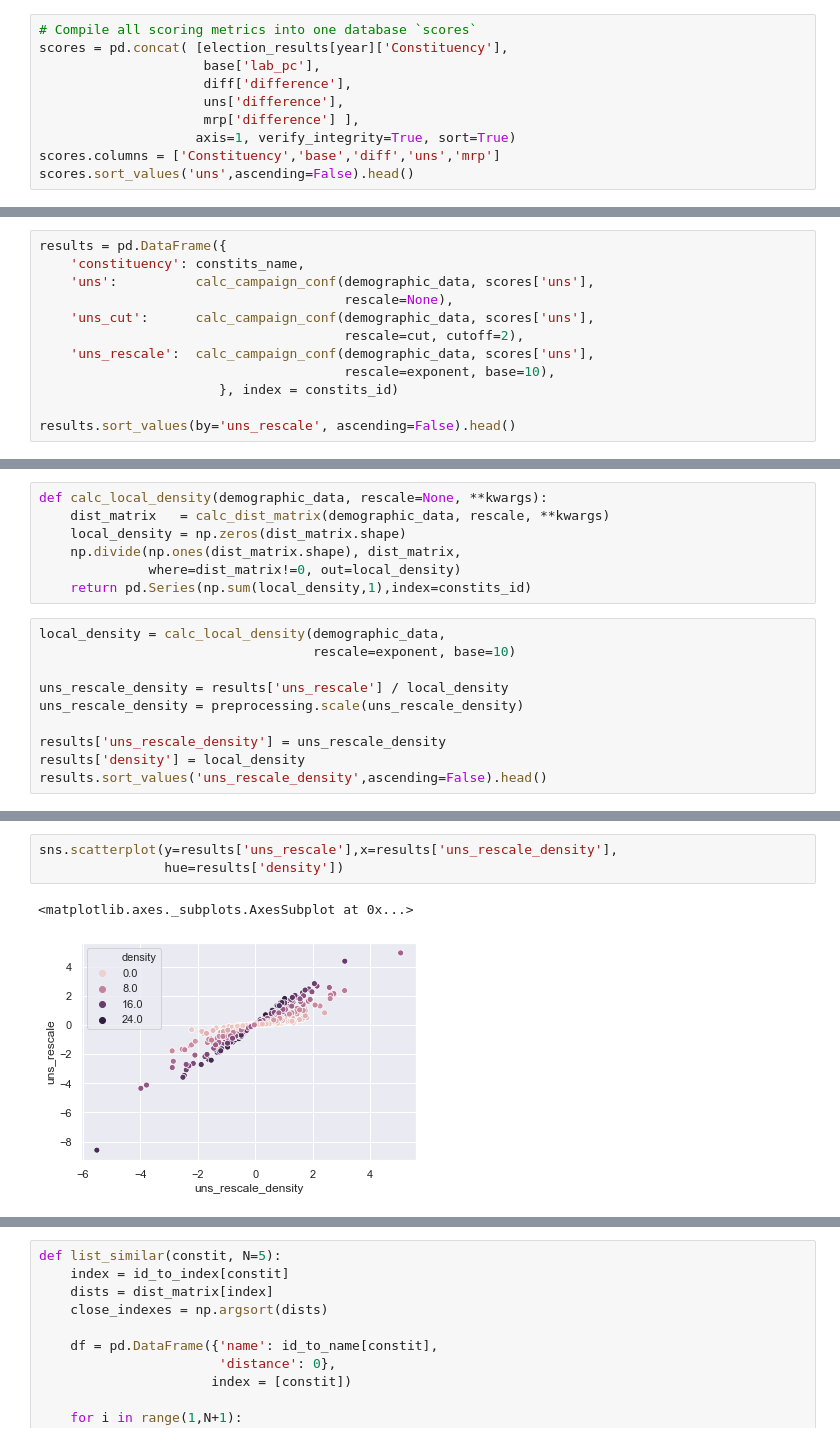
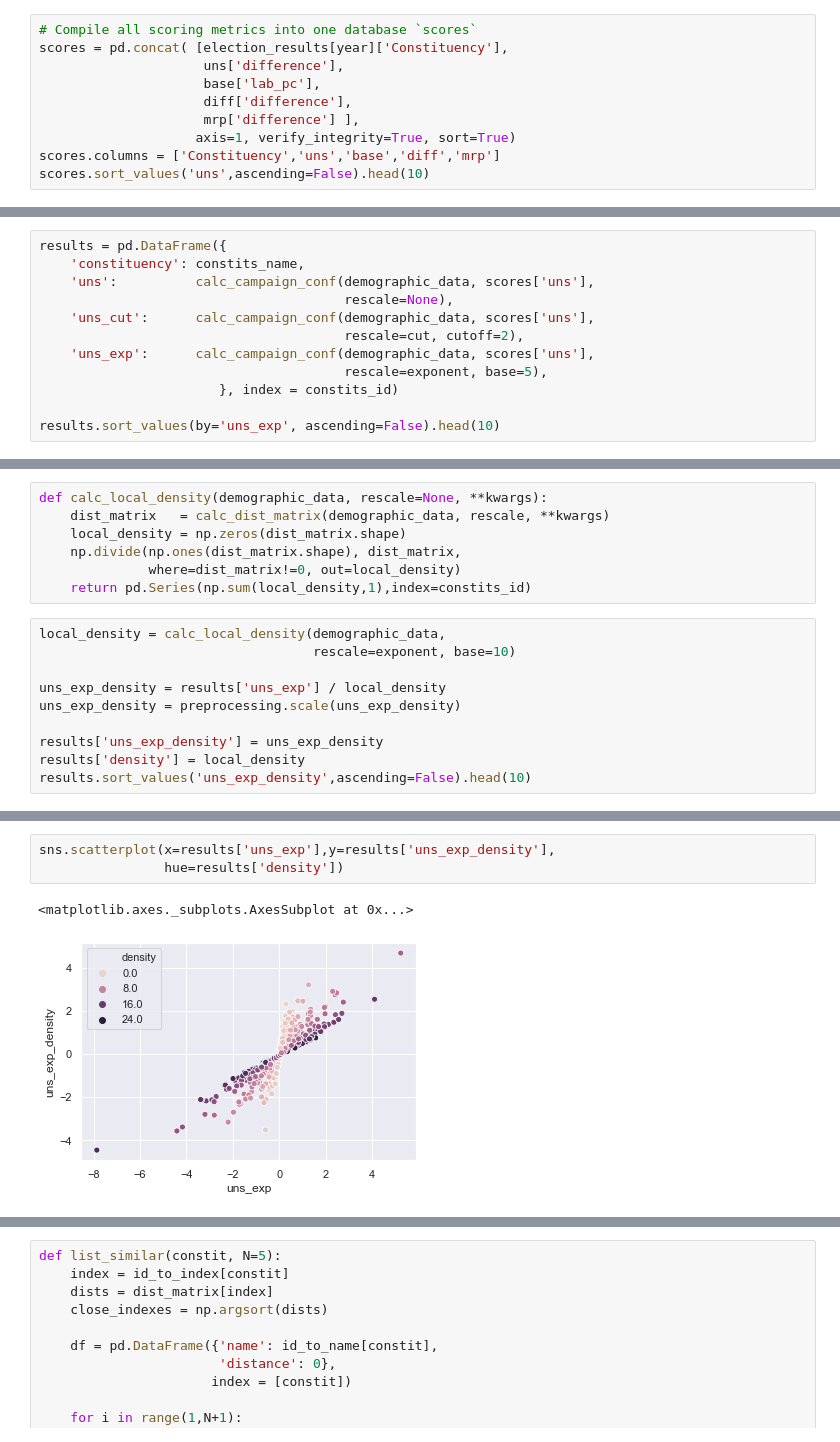
Before and after one commit to velocirobbie/labour-campaigns, a Jupyter notebook: localcampaigns.ipynb, the cells around one changed output, grey strips where cells are left out. Drawn from its saved outputs; the diff is of its cells as text.

```diff
--- a/localcampaigns.ipynb
+++ b/localcampaigns.ipynb
@@ -57,11 +61,11 @@ mrp  = clp.score_campaigns_mrp(election_results[year])
 # %%
 # Compile all scoring metrics into one database `scores`
 scores = pd.concat( [election_results[year]['Constituency'],
+                     uns['difference'],
                      base['lab_pc'],
                      diff['difference'],
-                     uns['difference'],
                      mrp['difference'] ],
                     axis=1, verify_integrity=True, sort=True)
-scores.columns = ['Constituency','base','diff','uns','mrp']
-scores.sort_values('uns',ascending=False).head()
+scores.columns = ['Constituency','uns','base','diff','mrp']
+scores.sort_values('uns',ascending=False).head(10)
 # %% [output]
@@ -329,9 +364,9 @@ results = pd.DataFrame({
                                        rescale=None),
     'uns_cut':      calc_campaign_conf(demographic_data, scores['uns'],
                                        rescale=cut, cutoff=2),
-    'uns_rescale':  calc_campaign_conf(demographic_data, scores['uns'],
-                                       rescale=exponent, base=10),
+    'uns_exp':      calc_campaign_conf(demographic_data, scores['uns'],
+                                       rescale=exponent, base=5),
                        }, index = constits_id)
 
-results.sort_values(by='uns_rescale', ascending=False).head()
+results.sort_values(by='uns_exp', ascending=False).head(10)
 # %% [output]
@@ -359,10 +398,10 @@ def calc_local_density(demographic_data, rescale=None, **kwargs):
 local_density = calc_local_density(demographic_data,
                                    rescale=exponent, base=10)
 
-uns_rescale_density = results['uns_rescale'] / local_density
-uns_rescale_density = preprocessing.scale(uns_rescale_density)
+uns_exp_density = results['uns_exp'] / local_density
+uns_exp_density = preprocessing.scale(uns_exp_density)
 
-results['uns_rescale_density'] = uns_rescale_density
+results['uns_exp_density'] = uns_exp_density
 results['density'] = local_density
-results.sort_values('uns_rescale_density',ascending=False).head()
+results.sort_values('uns_exp_density',ascending=False).head(10)
 # %% [output]
@@ -381,9 +425,9 @@ visualise_demographics(demographic_data, colours=colours)
 # %%
-sns.scatterplot(y=results['uns_rescale'],x=results['uns_rescale_density'],
+sns.scatterplot(x=results['uns_exp'],y=results['uns_exp_density'],
                 hue=results['density'])
 # %% [output]
 <matplotlib.axes._subplots.AxesSubplot at 0x...>
-[figure, old version]
+[figure, new version]
 # %% [markdown]
 ### Investigate a constituency's score
 
```
Also changed, not shown: parts of 31 cells of this notebook.
